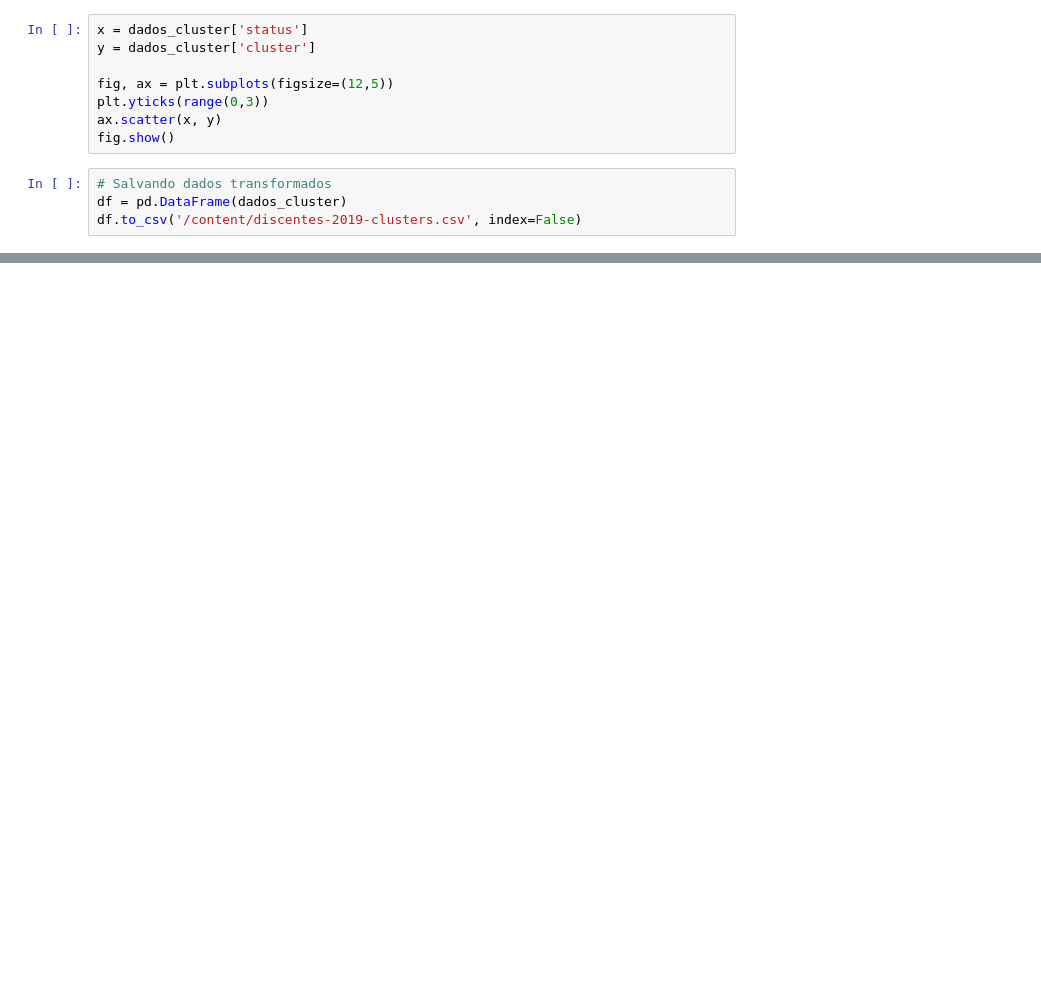
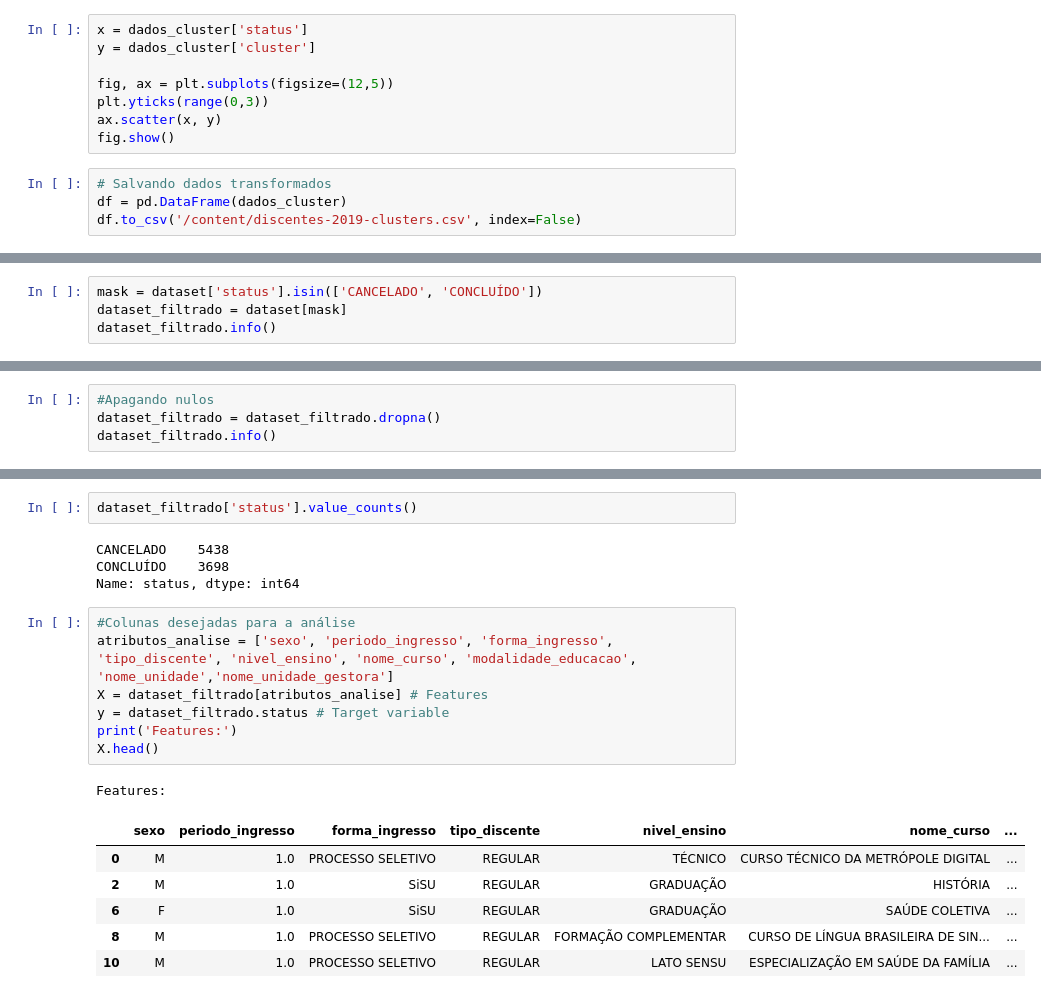
Before and after one commit to CaiqueBorges/MC_alunos_ufrn, a Jupyter notebook: trabalho_final.ipynb, the cells around one changed output, grey strips where cells are left out. Cells and saved outputs as stored; diff of their text form; blank space fills up the shorter version.

```diff
--- a/trabalho_final.ipynb
+++ b/trabalho_final.ipynb
@@ -452,0 +506,4 @@ df.to_csv('/content/discentes-2019-clusters.csv', index=False)
+# %%
+mask = dataset['status'].isin(['CANCELADO', 'CONCLUÍDO'])
+dataset_filtrado = dataset[mask]
+dataset_filtrado.info()
@@ -452,0 +528,4 @@ df.to_csv('/content/discentes-2019-clusters.csv', index=False)
+# %%
+#Apagando nulos
+dataset_filtrado = dataset_filtrado.dropna()
+dataset_filtrado.info()
@@ -452,0 +550,21 @@ df.to_csv('/content/discentes-2019-clusters.csv', index=False)
+# %%
+dataset_filtrado['status'].value_counts()
+# %% [output]
+CANCELADO    5438
+CONCLUÍDO    3698
+Name: status, dtype: int64
+# %%
+#Colunas desejadas para a análise
+atributos_analise = ['sexo', 'periodo_ingresso', 'forma_ingresso', 'tipo_discente', 'nivel_ensino', 'nome_curso', 'modalidade_educacao', 'nome_unidade','nome_unidade_gestora']
+X = dataset_filtrado[atributos_analise] # Features
+y = dataset_filtrado.status # Target variable
+print('Features:')
+X.head()
+# %% [output]
+Features:
+|  | sexo | periodo_ingresso | forma_ingresso | tipo_discente | nivel_ensino | nome_curso | ... |
+| 0 | M | 1.0 | PROCESSO SELETIVO | REGULAR | TÉCNICO | CURSO TÉCNICO DA METRÓPOLE DIGITAL | ... |
+| 2 | M | 1.0 | SiSU | REGULAR | GRADUAÇÃO | HISTÓRIA | ... |
+| 6 | F | 1.0 | SiSU | REGULAR | GRADUAÇÃO | SAÚDE COLETIVA | ... |
+| 8 | M | 1.0 | PROCESSO SELETIVO | REGULAR | FORMAÇÃO COMPLEMENTAR | CURSO DE LÍNGUA BRASILEIRA DE SIN... | ... |
+| 10 | M | 1.0 | PROCESSO SELETIVO | REGULAR | LATO SENSU | ESPECIALIZAÇÃO EM SAÚDE DA FAMÍLIA | ... |
```
Also changed, not shown: parts of 19 cells of this notebook.
